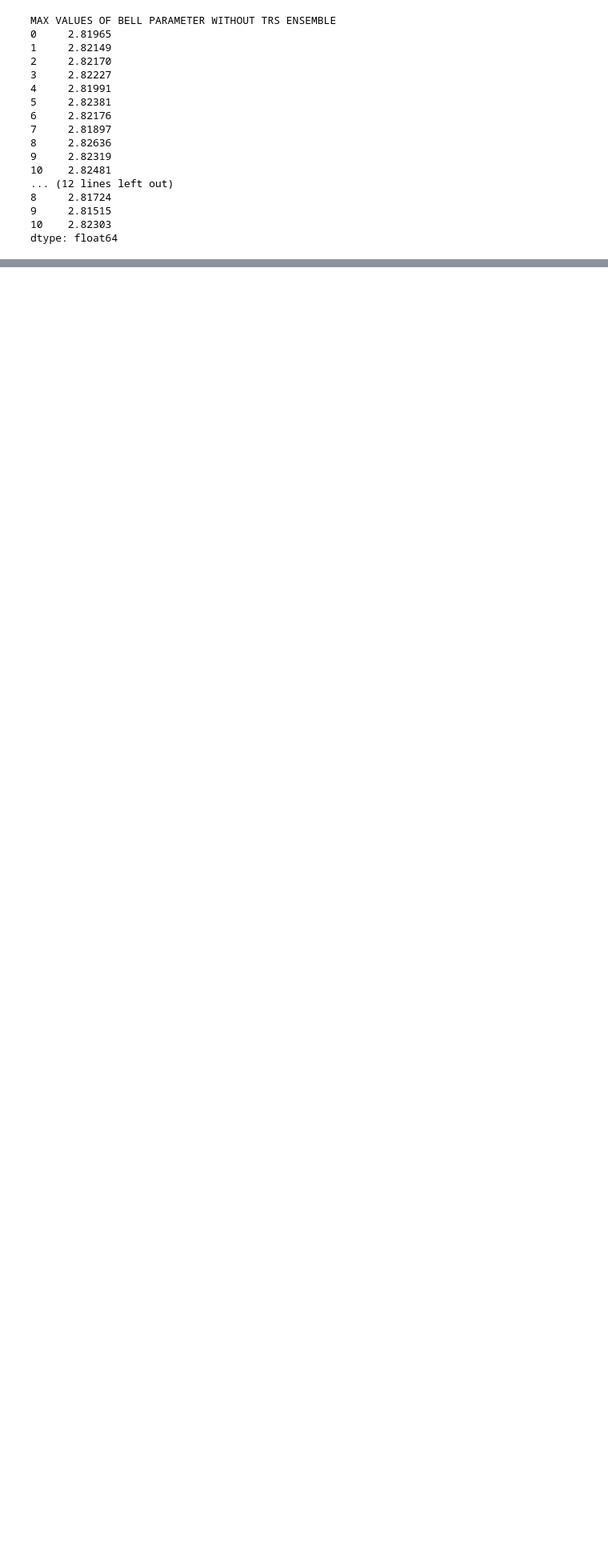
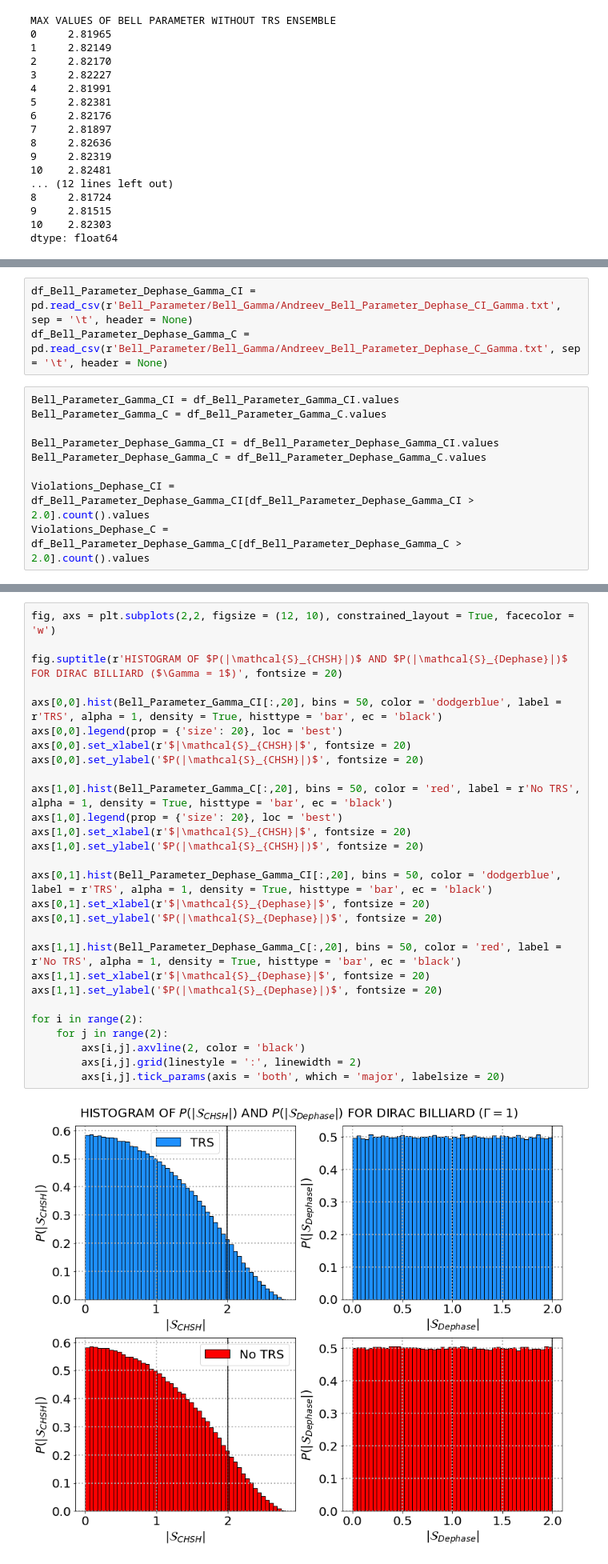
Before and after one commit to Rafffaelb/Andreev_Billiard, a Jupyter notebook: Altland-Zirnbauer/Data_Analysis/Andreev_Bell_Parameter.ipynb, the cells around one changed output, grey strips where cells are left out. Shown at 80% size. Cells and saved outputs as stored; diff of their text form; blank space fills up the shorter version.

```diff
--- a/Altland-Zirnbauer/Data_Analysis/Andreev_Bell_Parameter.ipynb
+++ b/Altland-Zirnbauer/Data_Analysis/Andreev_Bell_Parameter.ipynb
@@ -132,0 +238,12 @@ axs.legend(fontsize = 15)
+# %%
+df_Bell_Parameter_Dephase_Gamma_CI = pd.read_csv(r'Bell_Parameter/Bell_Gamma/Andreev_Bell_Parameter_Dephase_CI_Gamma.txt', sep = '\t', header = None)
+df_Bell_Parameter_Dephase_Gamma_C = pd.read_csv(r'Bell_Parameter/Bell_Gamma/Andreev_Bell_Parameter_Dephase_C_Gamma.txt', sep = '\t', header = None)
+# %%
+Bell_Parameter_Gamma_CI = df_Bell_Parameter_Gamma_CI.values
+Bell_Parameter_Gamma_C = df_Bell_Parameter_Gamma_C.values
+
+Bell_Parameter_Dephase_Gamma_CI = df_Bell_Parameter_Dephase_Gamma_CI.values
+Bell_Parameter_Dephase_Gamma_C = df_Bell_Parameter_Dephase_Gamma_C.values
+
+Violations_Dephase_CI = df_Bell_Parameter_Dephase_Gamma_CI[df_Bell_Parameter_Dephase_Gamma_CI > 2.0].count().values
+Violations_Dephase_C = df_Bell_Parameter_Dephase_Gamma_C[df_Bell_Parameter_Dephase_Gamma_C > 2.0].count().values
@@ -132,0 +300,30 @@ axs.legend(fontsize = 15)
+# %%
+fig, axs = plt.subplots(2,2, figsize = (12, 10), constrained_layout = True, facecolor = 'w')
+
+fig.suptitle(r'HISTOGRAM OF $P(|\mathcal{S}_{CHSH}|)$ AND $P(|\mathcal{S}_{Dephase}|)$ FOR DIRAC BILLIARD ($\Gamma = 1$)', fontsize = 20)
+
+axs[0,0].hist(Bell_Parameter_Gamma_CI[:,20], bins = 50, color = 'dodgerblue', label = r'TRS', alpha = 1, density = True, histtype = 'bar', ec = 'black')
+axs[0,0].legend(prop = {'size': 20}, loc = 'best')
+axs[0,0].set_xlabel(r'$|\mathcal{S}_{CHSH}|$', fontsize = 20)
+axs[0,0].set_ylabel('$P(|\mathcal{S}_{CHSH}|)$', fontsize = 20)
+
+axs[1,0].hist(Bell_Parameter_Gamma_C[:,20], bins = 50, color = 'red', label = r'No TRS', alpha = 1, density = True, histtype = 'bar', ec = 'black')
+axs[1,0].legend(prop = {'size': 20}, loc = 'best')
+axs[1,0].set_xlabel(r'$|\mathcal{S}_{CHSH}|$', fontsize = 20)
+axs[1,0].set_ylabel('$P(|\mathcal{S}_{CHSH}|)$', fontsize = 20)
+
+axs[0,1].hist(Bell_Parameter_Dephase_Gamma_CI[:,20], bins = 50, color = 'dodgerblue', label = r'TRS', alpha = 1, density = True, histtype = 'bar', ec = 'black')
+axs[0,1].set_xlabel(r'$|\mathcal{S}_{Dephase}|$', fontsize = 20)
+axs[0,1].set_ylabel('$P(|\mathcal{S}_{Dephase}|)$', fontsize = 20)
+
+axs[1,1].hist(Bell_Parameter_Dephase_Gamma_C[:,20], bins = 50, color = 'red', label = r'No TRS', alpha = 1, density = True, histtype = 'bar', ec = 'black')
+axs[1,1].set_xlabel(r'$|\mathcal{S}_{Dephase}|$', fontsize = 20)
+axs[1,1].set_ylabel('$P(|\mathcal{S}_{Dephase}|)$', fontsize = 20)
+
+for i in range(2):
+    for j in range(2):
+        axs[i,j].axvline(2, color = 'black')
+        axs[i,j].grid(linestyle = ':', linewidth = 2)
+        axs[i,j].tick_params(axis = 'both', which = 'major', labelsize = 20)
+# %% [output]
+[figure, added]
```
Also changed, not shown: parts of 15 cells of this notebook, 21 other files.
